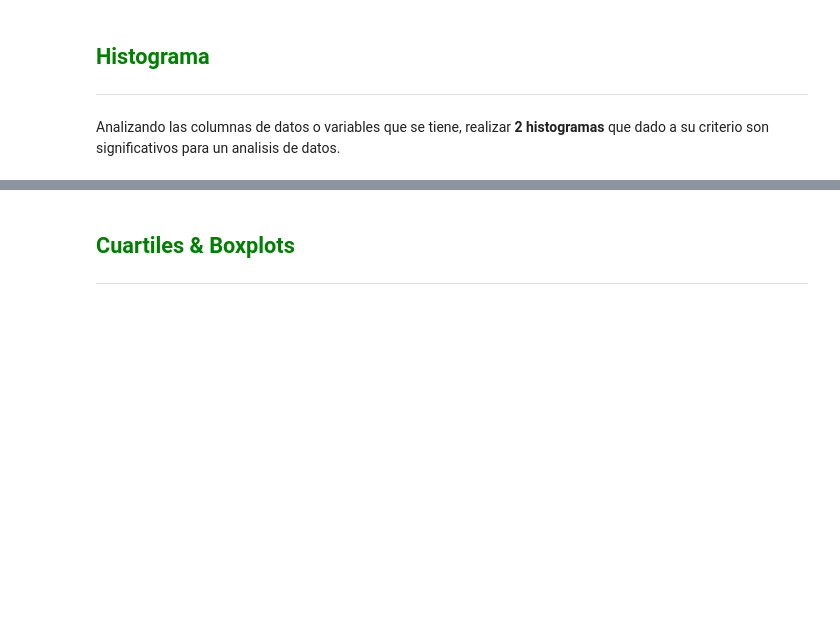
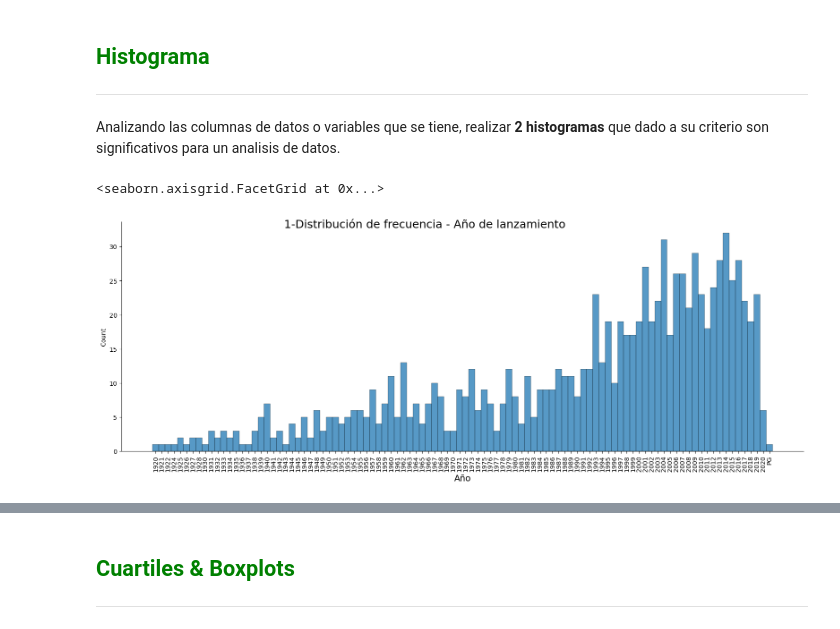
Before and after one commit to mitsiu-carreno/data_science_content, a Jupyter notebook: 2_sem/met_num_2/s13_final_project.ipynb, the cells around one changed output, grey strips where cells are left out. Cells and saved outputs as stored; diff of their text form; code cells hidden in the pictures; blank space fills up the shorter version.

```diff
--- a/2_sem/met_num_2/s13_final_project.ipynb
+++ b/2_sem/met_num_2/s13_final_project.ipynb
@@ -7,2 +7,8 @@
 # %% [markdown]
 ## Accesando a la base de datos
+# %%
+import pandas as pd
+
+df = pd.read_csv("s13_imdb.csv")
+print(df.shape)
+df.head()
@@ -44,0 +175,2 @@ Calcular la frecuencia para la variable Certificate
+# %%
+df.loc[df['Certificate'] == "U/A", 'Certificate'] = 'UA';
@@ -49,0 +222,9 @@ Analizando las columnas de datos o variables que se tiene, realizar **2 histogra
+# %%
+ax = sns.displot(df["Released_Year"].sort_values())
+ax.figure.set_size_inches(18,6)
+ax.tick_params(axis='x', labelrotation=90)
+ax.fig.suptitle("1-Distribución de frecuencia - Año de lanzamiento", fontsize=18)
+ax.set_xlabels("Año", fontsize=14)
+# %% [output]
+<seaborn.axisgrid.FacetGrid at 0x...>
+[figure, added]
```
Also changed, not shown: parts of 19 cells of this notebook, 1 other file.
